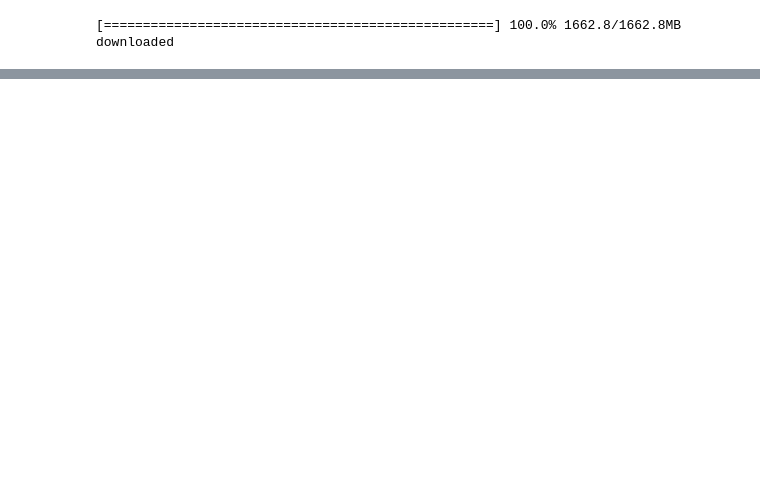
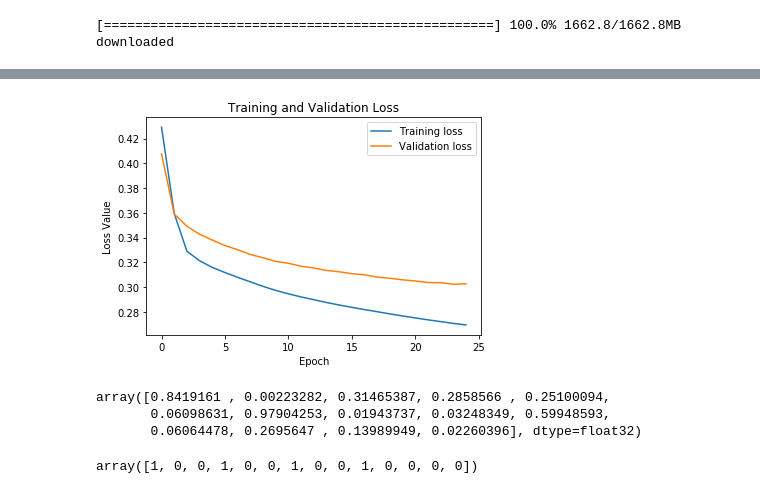
Before and after one commit to danielhariyanto/iPresent, a Jupyter notebook: exp_notebooks/ted_analysis.ipynb, the cells around one changed output, grey strips where cells are left out. Cells and saved outputs as stored; diff of their text form; code cells hidden in the pictures; blank space fills up the shorter version.

Commit message:
Add trained model and eval

```diff
--- a/exp_notebooks/ted_analysis.ipynb
+++ b/exp_notebooks/ted_analysis.ipynb
@@ -178,0 +268,22 @@ wv = api.load('word2vec-google-news-300')
+# %%
+HIDDEN_UNITS = 128
+EPOCHS = 25
+# %%
+def create_model(hidden_units):
+    model = tf.keras.Sequential()
+    input_layer = tf.keras.layers.Input(shape=(300,))
+    hidden_layer_1 = tf.keras.layers.Dense(hidden_units, activation='relu')
+    hidden_layer_2 = tf.keras.layers.Dense(hidden_units, activation='relu')
+    # hidden_layer_3 = tf.keras.layers.Dense(hidden_units/2, activation='relu')
+    output_layer = tf.keras.layers.Dense(14, activation='sigmoid')
+    model.add(input_layer)
+    model.add(hidden_layer_1)
+    model.add(hidden_layer_2)
+    # model.add(hidden_layer_3)
+    model.add(output_layer)
+    model.compile(optimizer='adam', loss='binary_crossentropy',
+                  metrics=['binary_accuracy', tf.keras.metrics.top_k_categorical_accuracy])
+    model.summary()
+    return model
+
+model = create_model(HIDDEN_UNITS)
@@ -178,0 +305,13 @@ wv = api.load('word2vec-google-news-300')
+# %%
+def plot(p1, p2=None, title='Plot', x_label='', y_label='', p1_legend=None, p2_legend=None):
+    plt.figure()
+    plt.plot(range(len(p1)), p1, label=p1_legend)
+    if p2 is not None:
+        plt.plot(range(len(p2)), p2, label=p2_legend)
+    plt.title(title)
+    plt.xlabel(x_label)
+    plt.ylabel(y_label)
+    plt.legend()
+    plt.show()
+# %%
+hist = model.fit(train_dset, validation_data=test_dset, epochs=EPOCHS)
@@ -178,0 +336,6 @@ wv = api.load('word2vec-google-news-300')
+# %%
+plot(hist.history['loss'], p2=hist.history['val_loss'],
+             title='Training and Validation Loss', x_label='Epoch', y_label='Loss Value',
+            p1_legend='Training loss', p2_legend='Validation loss')
+# %% [output]
+[figure, added]
@@ -178,0 +344,11 @@ wv = api.load('word2vec-google-news-300')
+# %%
+# todo: have to graph to compare
+y_pred[0]
+# %% [output]
+array([0.8419161 , 0.00223282, 0.31465387, 0.2858566 , 0.25100094,
+       0.06098631, 0.97904253, 0.01943737, 0.03248349, 0.59948593,
+       0.06064478, 0.2695647 , 0.13989949, 0.02260396], dtype=float32)
+# %%
+y_test[0]
+# %% [output]
+array([1, 0, 0, 1, 0, 0, 1, 0, 0, 1, 0, 0, 0, 0])
```
Also changed, not shown: parts of 31 cells of this notebook.
